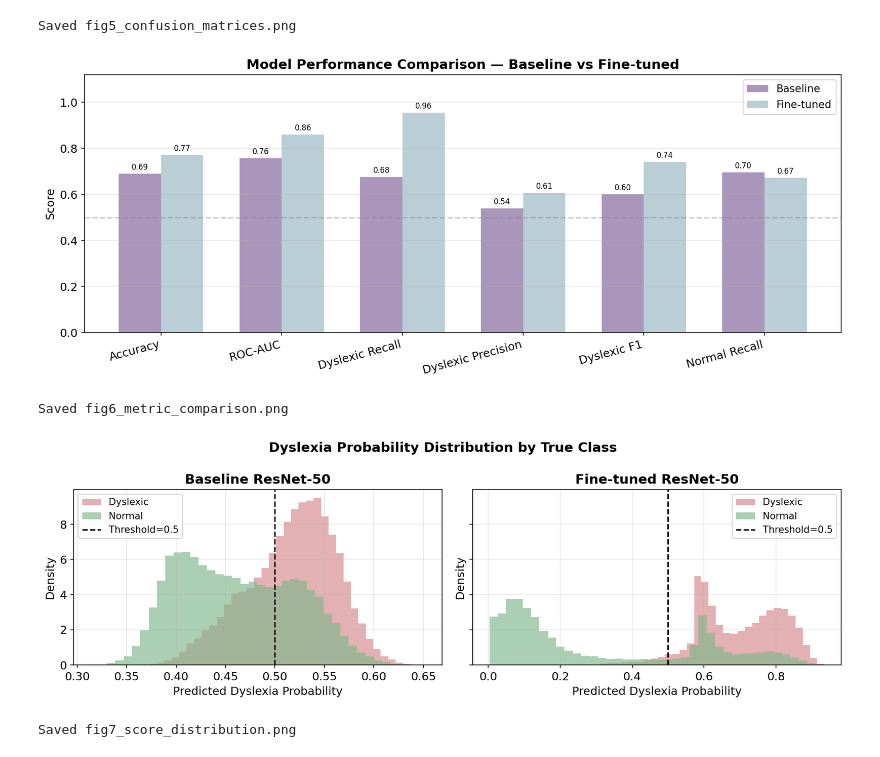
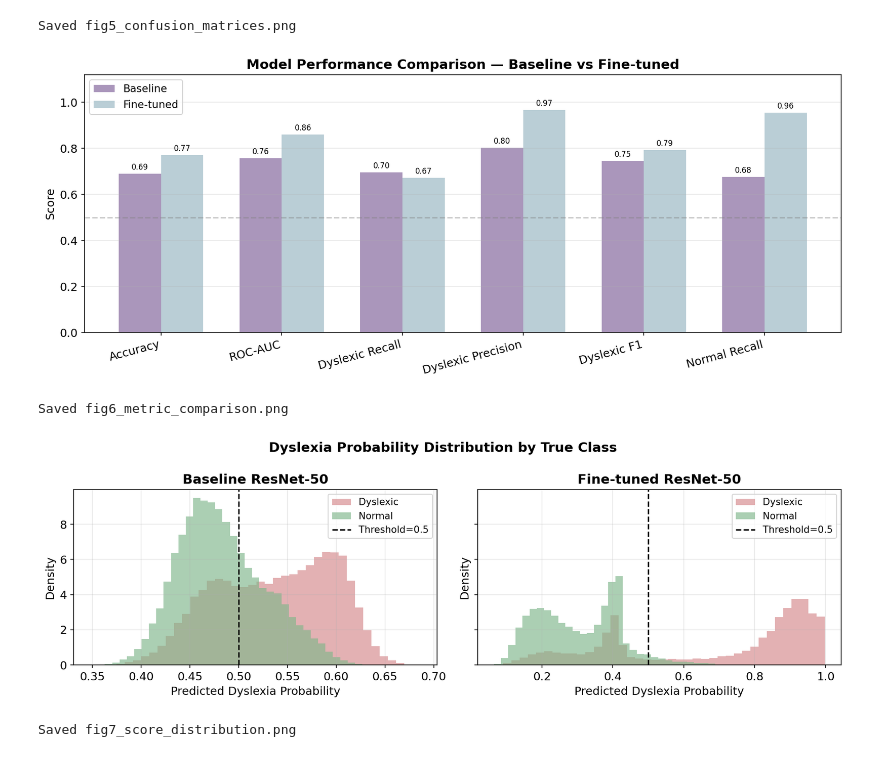
Before and after one commit to AyushSingh110/Early-screening-of-dyslexia-, a Jupyter notebook: notebooks/02_model_results.ipynb, the cells around one changed output. Saved outputs shown, nothing was run; the diff lists cells and outputs as text; code cells hidden in the pictures.

Commit message:
upgraded model accuracy

```diff
--- a/notebooks/02_model_results.ipynb
+++ b/notebooks/02_model_results.ipynb
@@ -16,7 +16,7 @@ from pathlib import Path
 # Always run from project root so relative paths work
 os.chdir(Path(__file__).parent if "__file__" in dir() else Path.cwd().parent if Path.cwd().name == "notebooks" else Path.cwd())
 import sys
-sys.path.insert(0, '..')
+sys.path.insert(0, str(Path.cwd()))  # project root after chdir
 
 from pathlib import Path
 import numpy as np
@@ -28,7 +28,7 @@ from sklearn.metrics import roc_curve, auc, confusion_matrix
 
 OUT_DIR   = Path('figures')
 OUT_DIR.mkdir(exist_ok=True)
-MODEL_DIR = Path('../models')
+MODEL_DIR = Path('models')  # absolute after chdir to project root
 
 plt.rcParams.update({
     'font.family': 'DejaVu Sans', 'font.size': 12,
@@ -97,8 +97,8 @@ for ax, df, title in [
     # Normalise by row (true label)
     cm_norm = cm.astype(float) / cm.sum(axis=1, keepdims=True)
     sns.heatmap(cm_norm, annot=True, fmt='.2%', cmap='Blues', ax=ax,
-                xticklabels=['Normal', 'Dyslexic'],
-                yticklabels=['Normal', 'Dyslexic'],
+                xticklabels=['Dyslexic', 'Normal'],
+                yticklabels=['Dyslexic', 'Normal'],
                 vmin=0, vmax=1, linewidths=0.5)
     # Also show raw counts
     for i in range(2):
@@ -124,11 +124,11 @@ def get_metrics(df):
     y, yp, ypr = df['true_label'], df['predicted_label'], df['dyslexia_probability']
     return {
         'Accuracy':          accuracy_score(y, yp),
-        'ROC-AUC':           roc_auc_score(y, ypr),
-        'Dyslexic Recall':   recall_score(y, yp, pos_label=1),
-        'Dyslexic Precision':precision_score(y, yp, pos_label=1, zero_division=0),
-        'Dyslexic F1':       f1_score(y, yp, pos_label=1, zero_division=0),
-        'Normal Recall':     recall_score(y, yp, pos_label=0),
+        'ROC-AUC':           roc_auc_score(y, 1 - ypr),
+        'Dyslexic Recall':   recall_score(y, yp, pos_label=0),
+        'Dyslexic Precision':precision_score(y, yp, pos_label=0, zero_division=0),
+        'Dyslexic F1':       f1_score(y, yp, pos_label=0, zero_division=0),
+        'Normal Recall':     recall_score(y, yp, pos_label=1),
     }
 
 m_base = get_metrics(df_base)
@@ -162,36 +162,36 @@ plt.savefig(OUT_DIR / 'fig6_metric_comparison.png')
 plt.show()
 print('Saved fig6_metric_comparison.png')
 # %% [output]
-[figure, old version]
+[figure, new version]
 Saved fig6_metric_comparison.png
 # %%
 # Figure 4 — Prediction score distribution
 fig, axes = plt.subplots(1, 2, figsize=(12, 4), sharey=True)
 fig.suptitle('Dyslexia Probability Distribution by True Class', fontsize=14, fontweight='bold')
 
 for ax, df, title in [
     (axes[0], df_base, 'Baseline ResNet-50'),
     (axes[1], df_fine, 'Fine-tuned ResNet-50'),
 ]:
-    dys_probs = df[df['true_label']==1]['dyslexia_probability']
-    nor_probs = df[df['true_label']==0]['dyslexia_probability']
+    dys_probs = df[df['true_label']==0]['dyslexia_probability']
+    nor_probs = df[df['true_label']==1]['dyslexia_probability']
     ax.hist(dys_probs, bins=40, alpha=0.65, color='#D4888A',
             label='Dyslexic', density=True)
     ax.hist(nor_probs, bins=40, alpha=0.65, color='#7FB68A',
             label='Normal',   density=True)
     ax.axvline(0.5, color='black', linestyle='--', lw=1.5, label='Threshold=0.5')
     ax.set_xlabel('Predicted Dyslexia Probability')
     ax.set_ylabel('Density')
     ax.set_title(title, fontweight='bold')
     ax.legend(fontsize=10)
     ax.grid(alpha=0.3)
 
 plt.tight_layout()
 plt.savefig(OUT_DIR / 'fig7_score_distribution.png')
 plt.show()
 print('Saved fig7_score_distribution.png')
 # %% [output]
-[figure, old version]
+[figure, new version]
 Saved fig7_score_distribution.png
 # %%
 print('\nAll figures saved to:', OUT_DIR.resolve())
```
Also changed, not shown: parts of 3 cells of this notebook, 6 other files.
